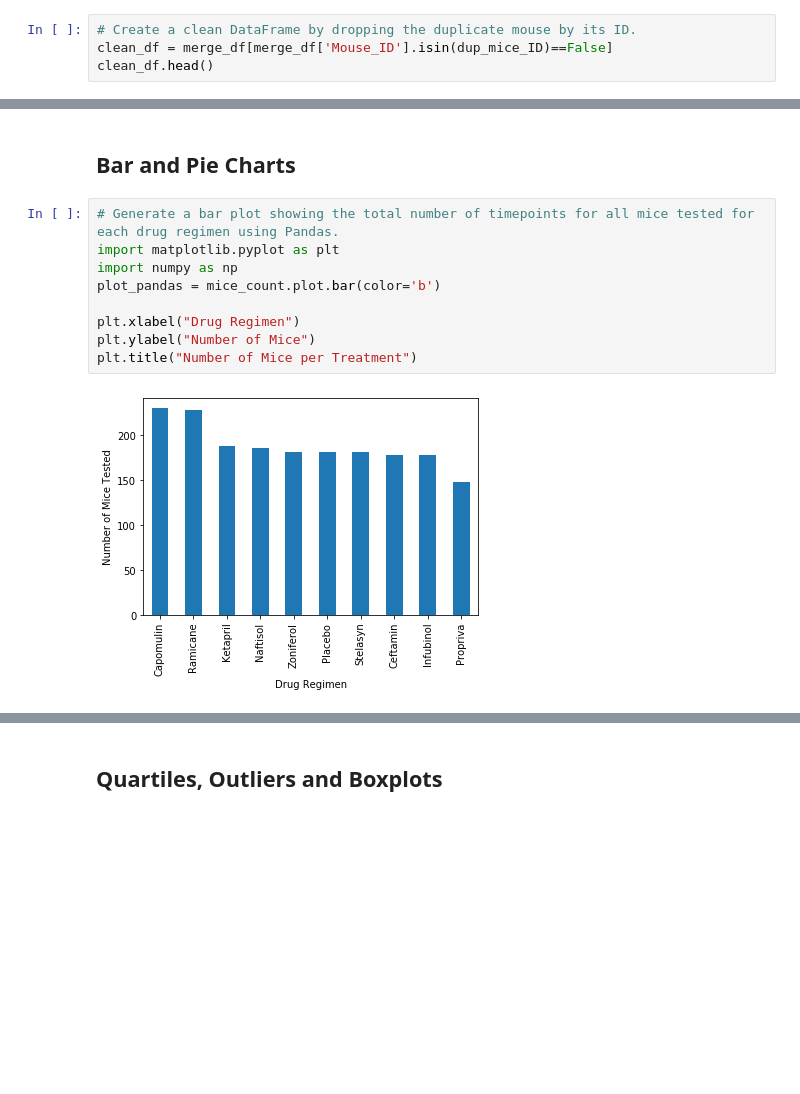
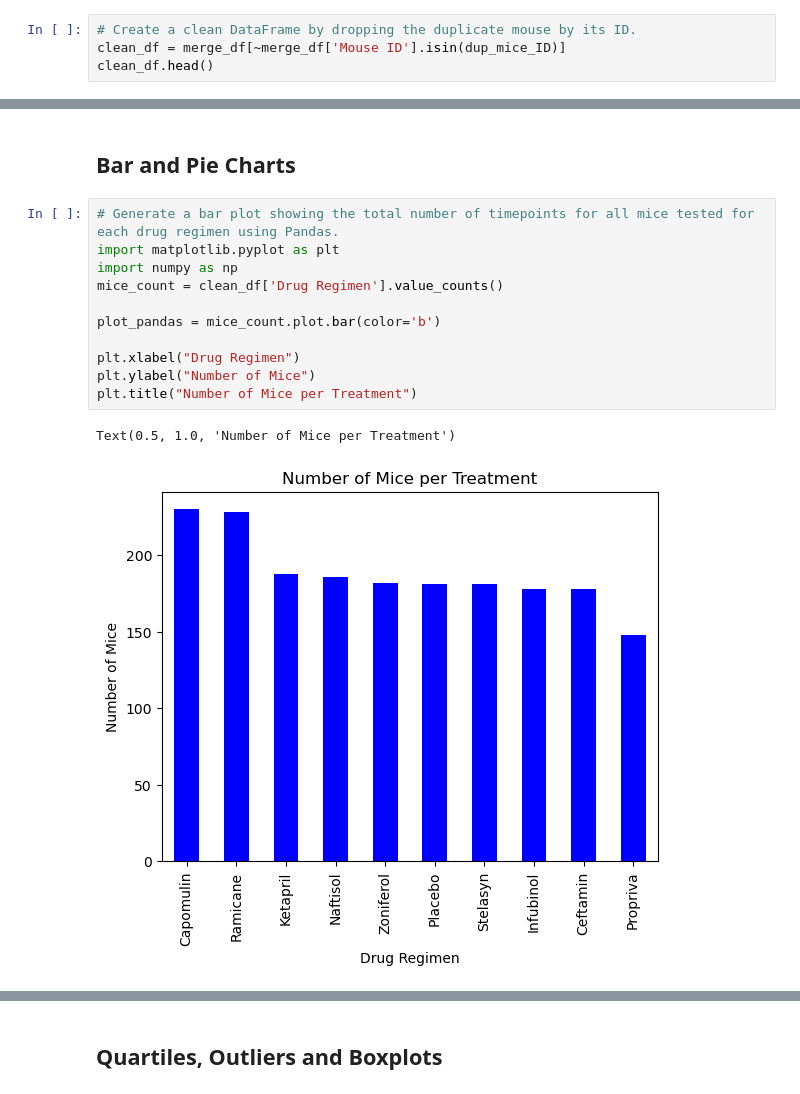
Before and after one commit to Samrosegithub/pharma_homework, a Jupyter notebook: pymaceuticals_starter.ipynb, the cells around one changed output, grey strips where cells are left out. Saved outputs shown, nothing was run; the diff lists cells and outputs as text; blank space fills up the shorter version.

```diff
--- a/pymaceuticals_starter.ipynb
+++ b/pymaceuticals_starter.ipynb
@@ -63,5 +48,5 @@ array(['g989'], dtype=object)
 # %%
 # Create a clean DataFrame by dropping the duplicate mouse by its ID.
-clean_df = merge_df[merge_df['Mouse_ID'].isin(dup_mice_ID)==False]
+clean_df = merge_df[~merge_df['Mouse ID'].isin(dup_mice_ID)]
 clean_df.head()
 # %% [output]
@@ -137,14 +121,17 @@ summary_agg
 # %%
 # Generate a bar plot showing the total number of timepoints for all mice tested for each drug regimen using Pandas.
 import matplotlib.pyplot as plt
 import numpy as np
+mice_count = clean_df['Drug Regimen'].value_counts()
+
 plot_pandas = mice_count.plot.bar(color='b')
 
 plt.xlabel("Drug Regimen")
 plt.ylabel("Number of Mice")
 plt.title("Number of Mice per Treatment")
 # %% [output]
+Text(0.5, 1.0, 'Number of Mice per Treatment')
-[figure, old version]
+[figure, new version]
 # %%
 # Generate a bar plot showing the total number of timepoints for all mice tested for each drug regimen using pyplot.
 import matplotlib.pyplot as plt
```
Also changed, not shown: parts of 16 cells of this notebook, 2 other files.
